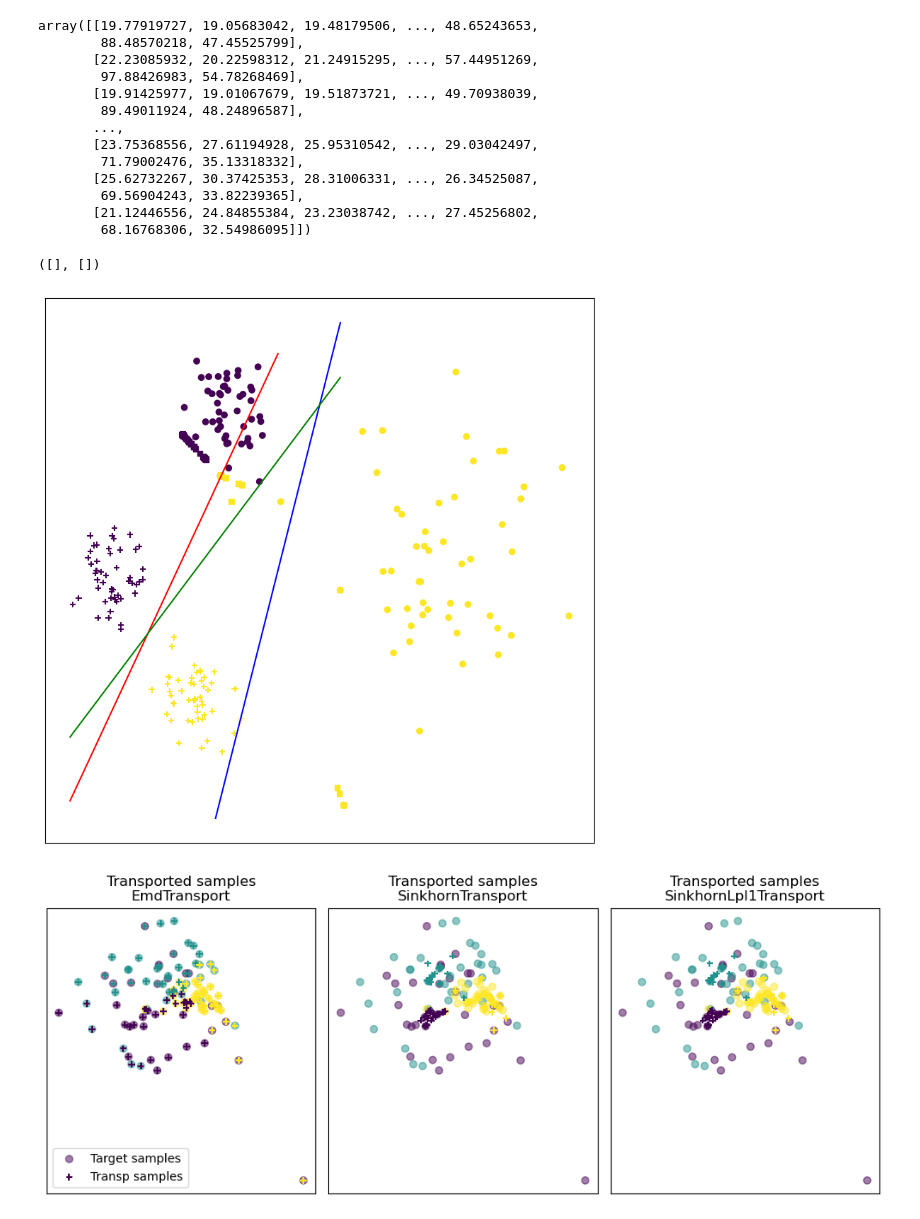
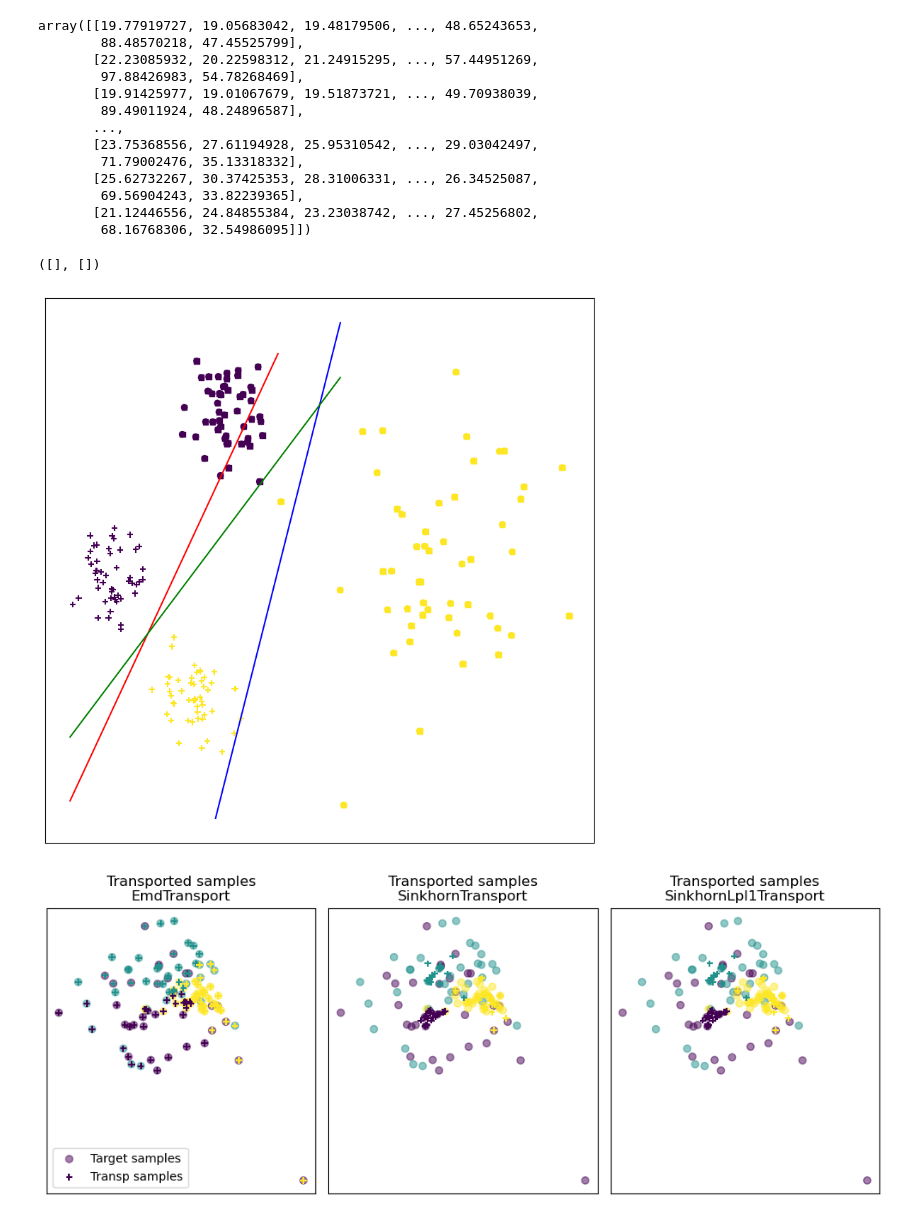
Before and after one commit to TheoAlegretti/OT-Domain-Adaptation, a Jupyter notebook: otda_ottjax_test.ipynb, the cells around one changed output. Cells and saved outputs as stored; diff of their text form; code cells hidden in the pictures.

Commit message:
optimal transport done, let's make it beautiful now

```diff
--- a/otda_ottjax_test.ipynb
+++ b/otda_ottjax_test.ipynb
@@ -234,18 +257,19 @@ transp_Xs_lpl1 = ot_lpl1.transform(Xs=x_s)
 # %%
 
 plt.figure(1, figsize=(10, 10))
 plt.scatter(x_s[:, 0], x_s[:, 1], c=y_s, marker='+', label='Source samples')
 plt.scatter(x_t[:, 0], x_t[:, 1], c=y_t, marker='o', label='target samples')
-plt.scatter(transp_Xs_lpl1[:, 0], transp_Xs_lpl1[:, 1], c=y_s,
+plt.scatter(transp_Xs_emd[:, 0], transp_Xs_emd[:, 1], c=y_s,
            marker='s', label='Transp samples', s=30)
+
 plt.plot(x_points_s, y_points_s, c='r')
 plt.plot(x_points_t, y_points_t, c='b')
 plt.plot(x_points_all, y_points_all, c='g')
 plt.xticks([])
 plt.yticks([])
 # %% [output]
 ([], [])
-[figure, old version]
+[figure, new version]
 # %%
 # display transported samples
 plt.figure(4, figsize=(10, 4))
```
Also changed, not shown: parts of 4 cells of this notebook.
